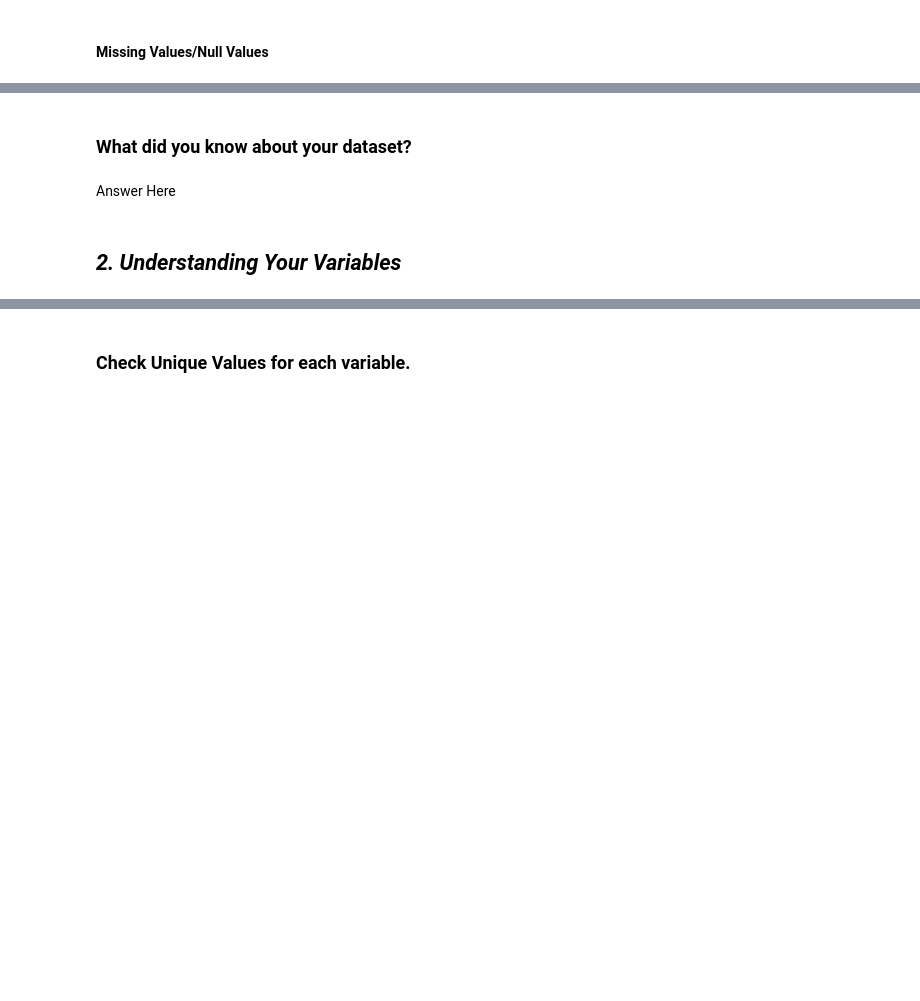
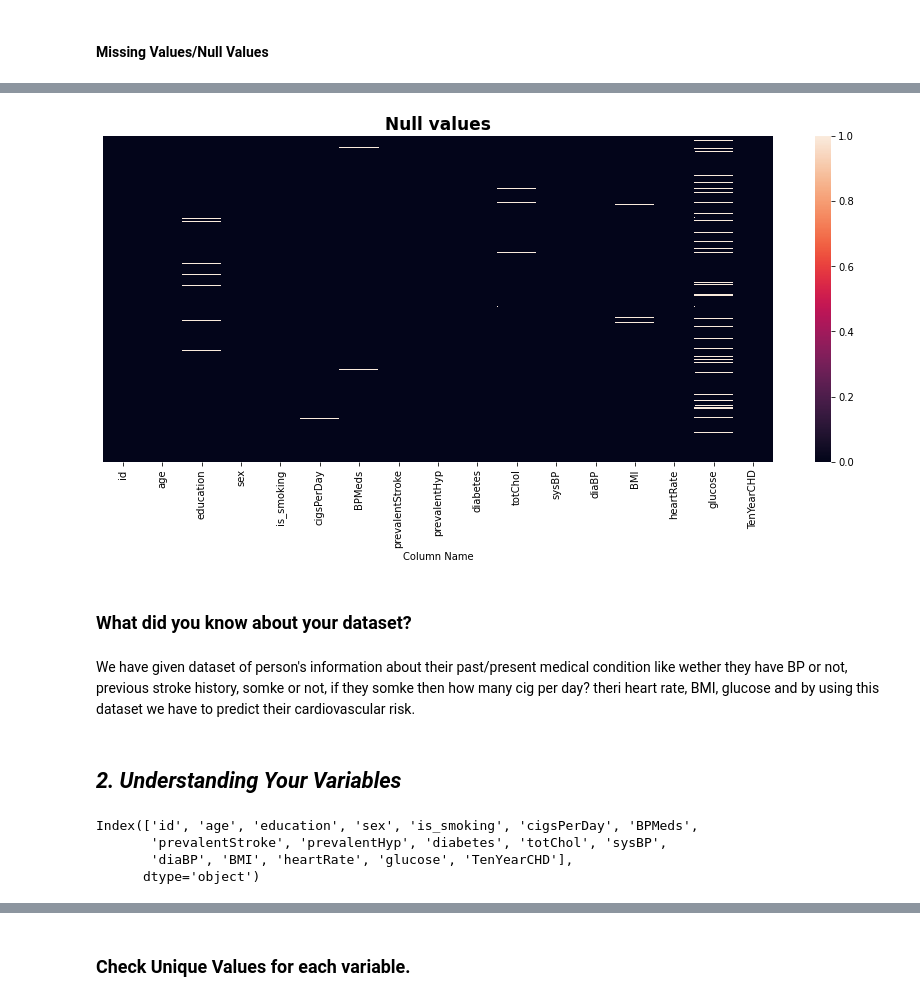
Before and after one commit to Jaypardeshii/Cardiovascular-Risk-Prediction, a Jupyter notebook: Cardiovascular_Risk_Prediction.ipynb, the cells around one changed output, grey strips where cells are left out. Saved outputs shown, nothing was run; the diff lists cells and outputs as text; code cells hidden in the pictures; blank space fills up the shorter version.

```diff
--- a/Cardiovascular_Risk_Prediction.ipynb
+++ b/Cardiovascular_Risk_Prediction.ipynb
@@ -125,10 +188,25 @@ df.head()
+# %%
+# Visualizing the missing values
+plt.figure(figsize= (15,6))
+sns.heatmap(df.isnull(), cbar = True, yticklabels=False)
+plt.xlabel('Column Name')
+plt.title('Null values', fontweight = 'bold', size =17)
+plt.show()
+# %% [output]
+[figure, added]
 # %% [markdown]
 ### What did you know about your dataset?
-# %% [markdown]
-Answer Here
+# %% [markdown]
+We have given dataset of person's information about their past/present medical condition like wether they have BP or not, previous stroke history, somke or not, if they somke then how many cig per day? theri heart rate, BMI, glucose and by using this dataset we have to predict their cardiovascular risk.
 # %% [markdown]
 ## ***2. Understanding Your Variables***
 # %%
 # Dataset Columns
+df.columns
+# %% [output]
+Index(['id', 'age', 'education', 'sex', 'is_smoking', 'cigsPerDay', 'BPMeds',
+       'prevalentStroke', 'prevalentHyp', 'diabetes', 'totChol', 'sysBP',
+       'diaBP', 'BMI', 'heartRate', 'glucose', 'TenYearCHD'],
+      dtype='object')
 # %%
 # Dataset Describe
```
Also changed, not shown: parts of 29 cells of this notebook.
